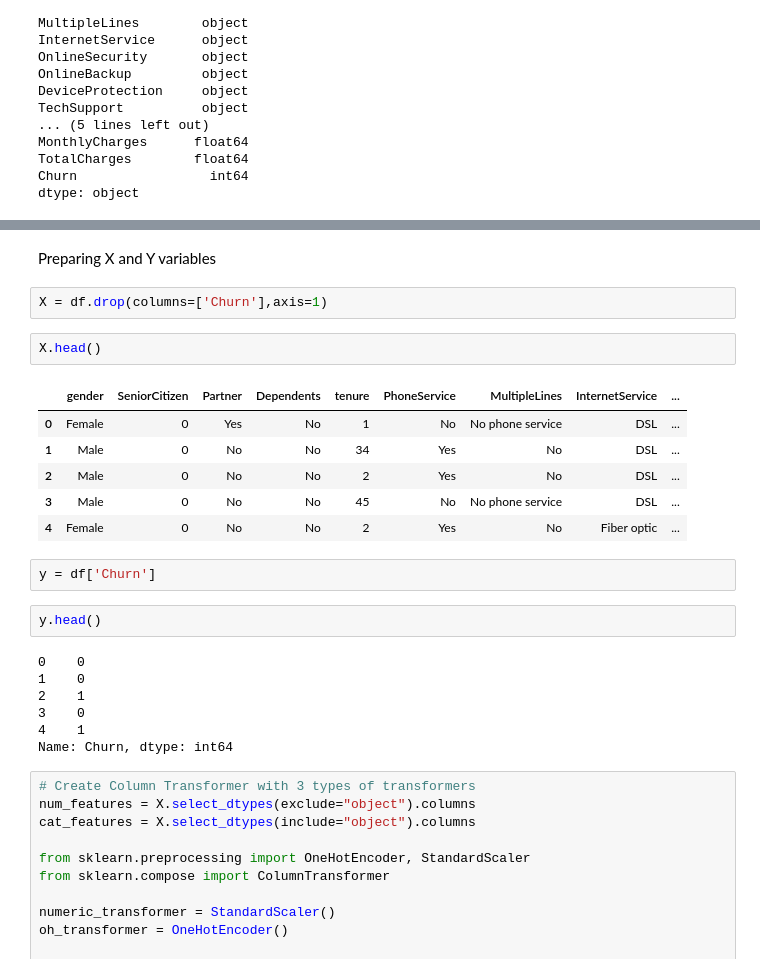
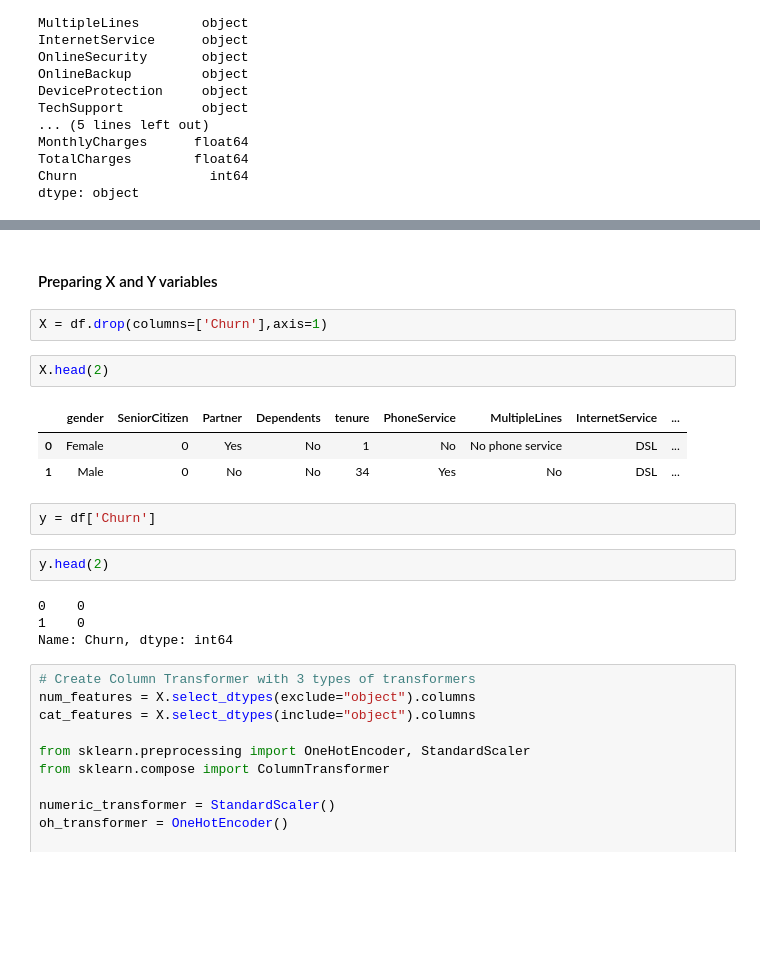
Before and after one commit to makina0928/Getting-started-with-ML, a Jupyter notebook: MODEL_TRAINING.ipynb, the cells around one changed output, grey strips where cells are left out. Drawn from its saved outputs; the diff is of its cells as text; blank space fills up the shorter version.

```diff
--- a/MODEL_TRAINING.ipynb
+++ b/MODEL_TRAINING.ipynb
@@ -56,26 +146,20 @@ dtype: object
 # %% [markdown]
-Preparing X and Y variables
+#### Preparing X and Y variables
 # %%
 X = df.drop(columns=['Churn'],axis=1)
 # %%
-X.head()
+X.head(2)
 # %% [output]
 |  | gender | SeniorCitizen | Partner | Dependents | tenure | PhoneService | MultipleLines | InternetService | ... |
 | 0 | Female | 0 | Yes | No | 1 | No | No phone service | DSL | ... |
 | 1 | Male | 0 | No | No | 34 | Yes | No | DSL | ... |
-| 2 | Male | 0 | No | No | 2 | Yes | No | DSL | ... |
-| 3 | Male | 0 | No | No | 45 | No | No phone service | DSL | ... |
-| 4 | Female | 0 | No | No | 2 | Yes | No | Fiber optic | ... |
 # %%
 y = df['Churn']
 # %%
-y.head()
+y.head(2)
 # %% [output]
 0    0
 1    0
-2    1
-3    0
-4    1
 Name: Churn, dtype: int64
 # %%
 # Create Column Transformer with 3 types of transformers
```
Also changed, not shown: parts of 22 cells of this notebook, 1 other file.
